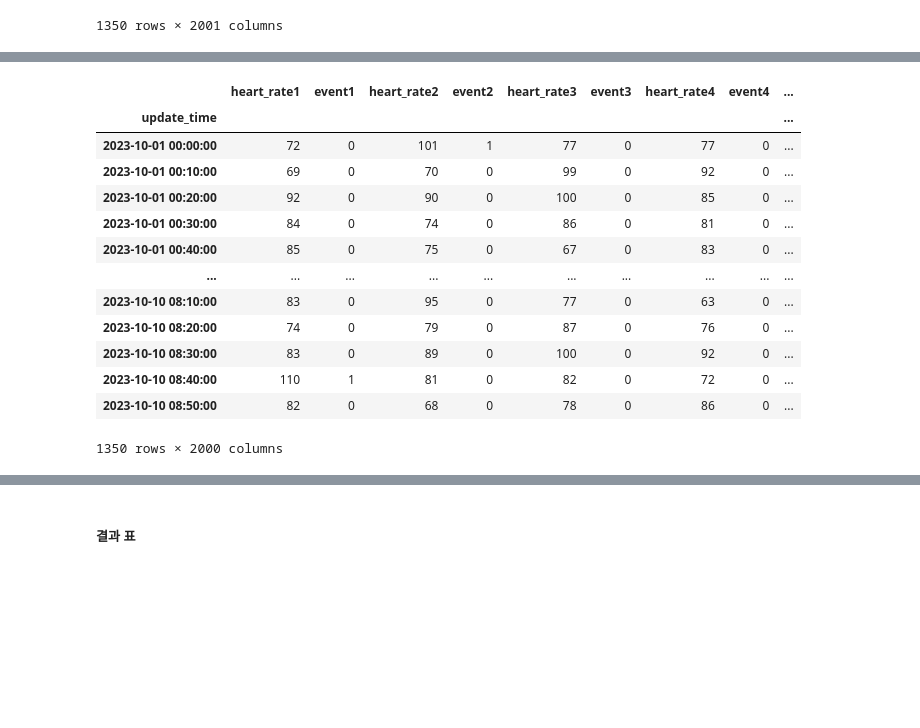
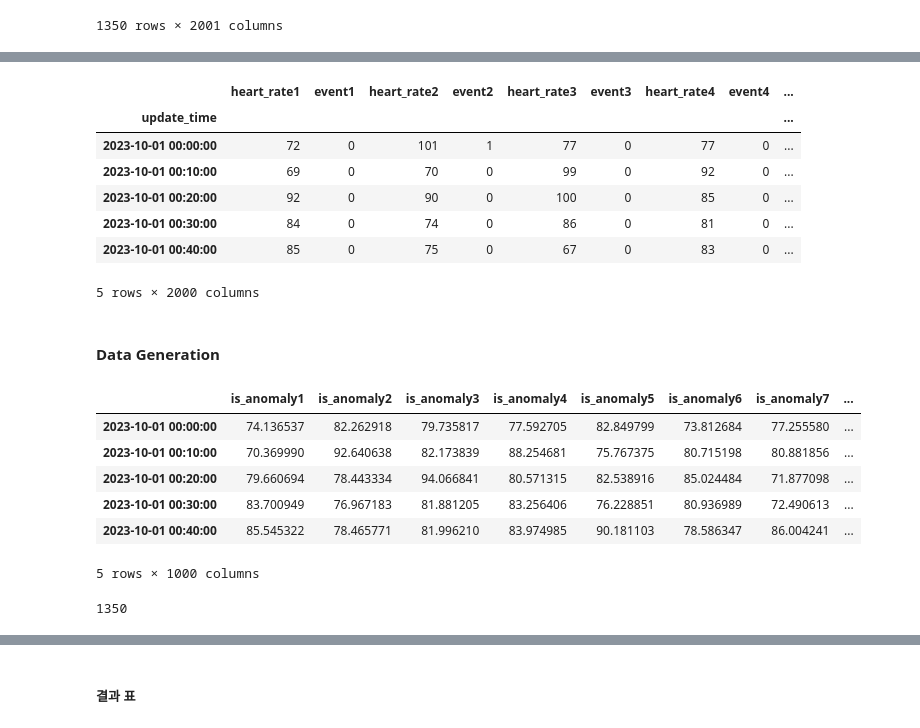
Before and after one commit to tabjun/Anomaly-Detection, a Jupyter notebook: Holt-Winters/code/holt_winter_normal 반복문.ipynb, the cells around one changed output, grey strips where cells are left out. Saved outputs shown, nothing was run; the diff lists cells and outputs as text; code cells hidden in the pictures; blank space fills up the shorter version.

```diff
--- a/Holt-Winters/code/holt_winter_normal 반복문.ipynb
+++ b/Holt-Winters/code/holt_winter_normal 반복문.ipynb
@@ -187,18 +37,12 @@ df.iloc[:,:2]
 # %%
 df_copy.drop(labels=['update_time'],axis=1,inplace=True)
-df_copy
+df_copy.head()
 # %% [output]
 |  | heart_rate1 | event1 | heart_rate2 | event2 | heart_rate3 | event3 | heart_rate4 | event4 | ... |
 | update_time |  |  |  |  |  |  |  |  | ... |
 | 2023-10-01 00:00:00 | 72 | 0 | 101 | 1 | 77 | 0 | 77 | 0 | ... |
 | 2023-10-01 00:10:00 | 69 | 0 | 70 | 0 | 99 | 0 | 92 | 0 | ... |
 | 2023-10-01 00:20:00 | 92 | 0 | 90 | 0 | 100 | 0 | 85 | 0 | ... |
 | 2023-10-01 00:30:00 | 84 | 0 | 74 | 0 | 86 | 0 | 81 | 0 | ... |
 | 2023-10-01 00:40:00 | 85 | 0 | 75 | 0 | 67 | 0 | 83 | 0 | ... |
-| ... | ... | ... | ... | ... | ... | ... | ... | ... | ... |
-| 2023-10-10 08:10:00 | 83 | 0 | 95 | 0 | 77 | 0 | 63 | 0 | ... |
-| 2023-10-10 08:20:00 | 74 | 0 | 79 | 0 | 87 | 0 | 76 | 0 | ... |
-| 2023-10-10 08:30:00 | 83 | 0 | 89 | 0 | 100 | 0 | 92 | 0 | ... |
-| 2023-10-10 08:40:00 | 110 | 1 | 81 | 0 | 82 | 0 | 72 | 0 | ... |
-| 2023-10-10 08:50:00 | 82 | 0 | 68 | 0 | 78 | 0 | 86 | 0 | ... |
-1350 rows × 2000 columns
+5 rows × 2000 columns
@@ -208,20 +49,30 @@ df_copy
+# %% [markdown]
+#### Data Generation
 # %%
-result_df = pd.DataFrame()
+# result_df = pd.DataFrame()
 
-# 각 모델별로 df_copy['f'heart_rate{i}']번째 값을 train
-for j in range(1,1001):
-    model = ExponentialSmoothing(
-        df_copy['heart_rate{}'.format(j)][:50], trend='additive', seasonal='additive', seasonal_periods=10).fit()
+# # 각 모델별로 df_copy['f'heart_rate{i}']번째 값을 train
+# for j in range(1,1001):
+#     model = ExponentialSmoothing(
+#         df_copy['heart_rate{}'.format(j)], trend='additive', seasonal='additive', seasonal_periods=365).fit()
 
-    # i번째 validation셋의 결과를 result{i}에 저장
-    result_i = model.predict(
-        start=df_copy.index[0], end=df_copy.index[-1])
+#     # i번째 validation셋의 결과를 result{i}에 저장
+#     result_i = model.predict(
+#         start=df_copy.index[0], end=df_copy.index[-1])
 
-    # result{i}를 result_df에 누적
-    result_df[f'is_anomaly{j}'] = result_i
-    # if j == 1:
-    #     result_df[f'is_anomaly{j}'] = result_i
-    # else:
-    #     result_df[f'is_anomaly{j}'] = pd.concat([result_df, result_i], axis=1)
+#     # result{i}를 result_df에 누적
+#     result_df[f'is_anomaly{j}'] = result_i
+#     # if j == 1:
+#     #     result_df[f'is_anomaly{j}'] = result_i
+#     # else:
+#     #     result_df[f'is_anomaly{j}'] = pd.concat([result_df, result_i], axis=1)
 
-result_df.head()
+# result_df.head()
+# %% [output]
+|  | is_anomaly1 | is_anomaly2 | is_anomaly3 | is_anomaly4 | is_anomaly5 | is_anomaly6 | is_anomaly7 | ... |
+| 2023-10-01 00:00:00 | 74.136537 | 82.262918 | 79.735817 | 77.592705 | 82.849799 | 73.812684 | 77.255580 | ... |
+| 2023-10-01 00:10:00 | 70.369990 | 92.640638 | 82.173839 | 88.254681 | 75.767375 | 80.715198 | 80.881856 | ... |
+| 2023-10-01 00:20:00 | 79.660694 | 78.443334 | 94.066841 | 80.571315 | 82.538916 | 85.024484 | 71.877098 | ... |
+| 2023-10-01 00:30:00 | 83.700949 | 76.967183 | 81.881205 | 83.256406 | 76.228851 | 80.936989 | 72.490613 | ... |
+| 2023-10-01 00:40:00 | 85.545322 | 78.465771 | 81.996210 | 83.974985 | 90.181103 | 78.586347 | 86.004241 | ... |
+5 rows × 1000 columns
@@ -227,0 +113,4 @@ result_df.head()
+# %%
+print(len(result_df))
+# %% [output]
+1350
```
Also changed, not shown: parts of 26 cells of this notebook, 1 other file.
